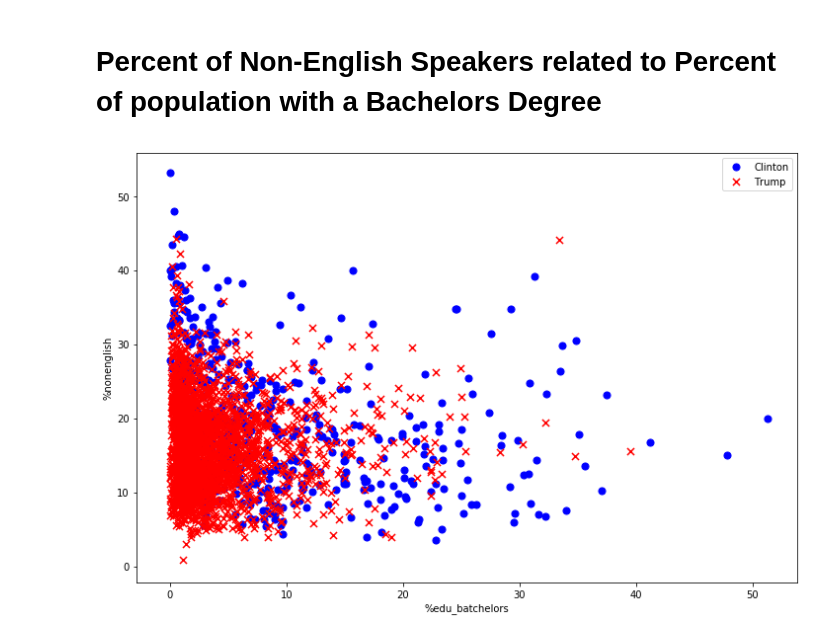
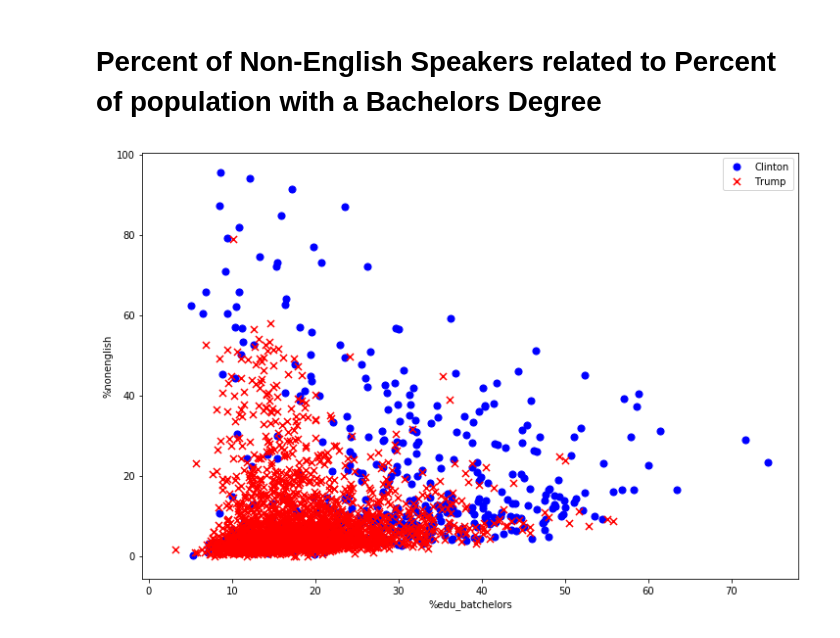
Before and after one commit to jeffaustin32/SENG474, a Jupyter notebook: Project.ipynb, the cells around one changed output. Cells and saved outputs as stored; diff of their text form; code cells hidden in the pictures.

```diff
--- a/Project.ipynb
+++ b/Project.ipynb
@@ -79,12 +79,12 @@ visualize(X,y,headers[2],headers[3])
 # %%
 filename = "data1.csv"
 
 headers = getheaders(filename)
 
-data = getdata(filename1, headers)
+data = getdata(filename, headers)
 
 X,y = prepare(data, 2)
 
 visualize(X,y,headers[2],headers[3])
 # %% [output]
-[figure, old version]
+[figure, new version]
```
Also changed, not shown: parts of 1 cell of this notebook.
